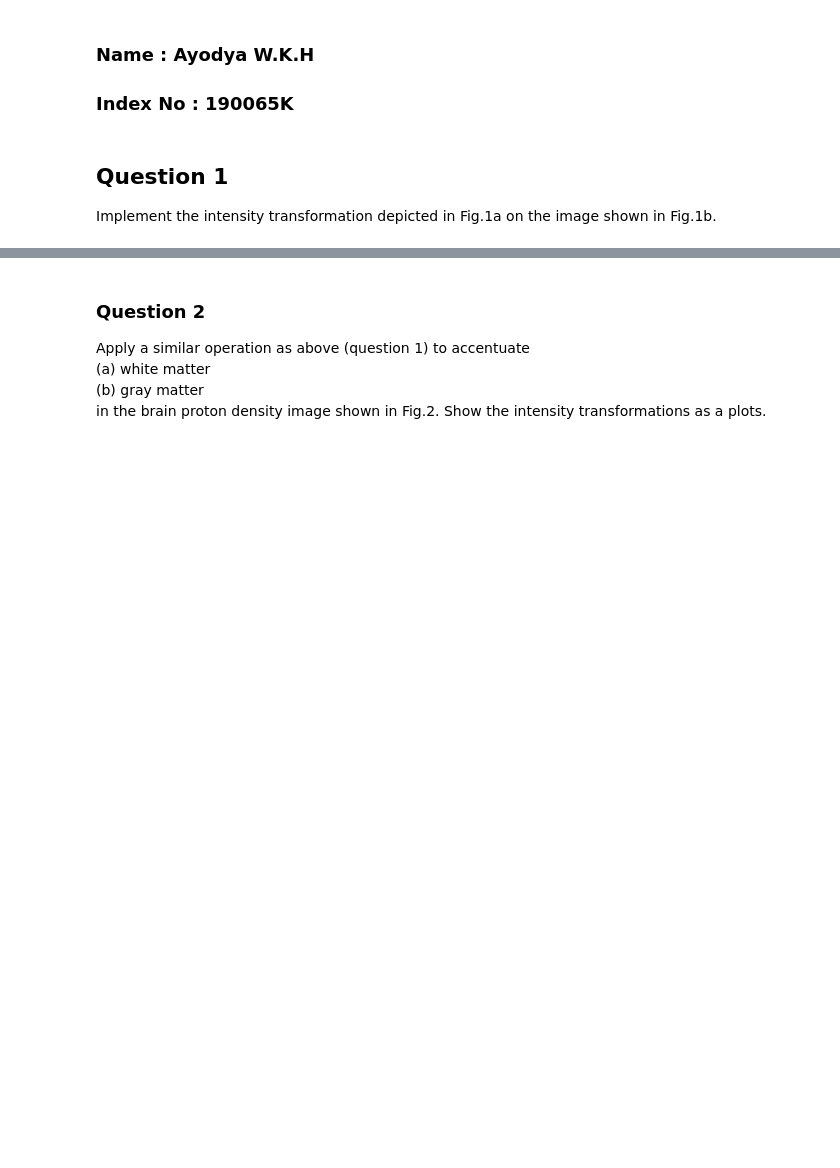
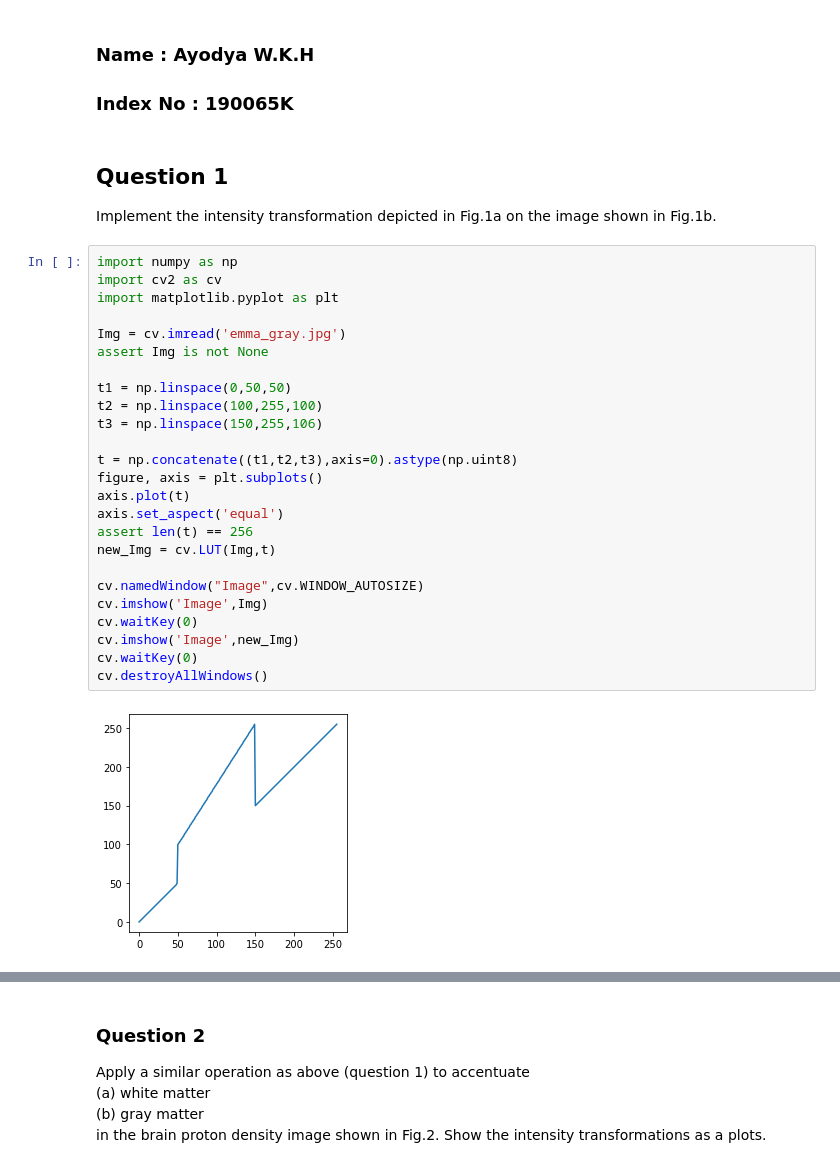
Before and after one commit to ayodyawkh/EN2550, a Jupyter notebook: Assignment_1/Assignment1.ipynb, the cells around one changed output, grey strips where cells are left out. Drawn from its saved outputs; the diff is of its cells as text; blank space fills up the shorter version.

```diff
--- a/Assignment_1/Assignment1.ipynb
+++ b/Assignment_1/Assignment1.ipynb
@@ -4,3 +4,30 @@
 # %% [markdown]
 ## Question 1
 Implement the intensity transformation depicted in Fig.1a on the image shown in Fig.1b.
+# %%
+import numpy as np
+import cv2 as cv
+import matplotlib.pyplot as plt
+
+Img = cv.imread('emma_gray.jpg')
+assert Img is not None
+
+t1 = np.linspace(0,50,50)
+t2 = np.linspace(100,255,100)
+t3 = np.linspace(150,255,106)
+
+t = np.concatenate((t1,t2,t3),axis=0).astype(np.uint8)
+figure, axis = plt.subplots()
+axis.plot(t)
+axis.set_aspect('equal')
+assert len(t) == 256
+new_Img = cv.LUT(Img,t)
+
+cv.namedWindow("Image",cv.WINDOW_AUTOSIZE)
+cv.imshow('Image',Img)
+cv.waitKey(0)
+cv.imshow('Image',new_Img)
+cv.waitKey(0)
+cv.destroyAllWindows()
+# %% [output]
+[figure, added]
```
Also changed, not shown: parts of 1 cell of this notebook.
